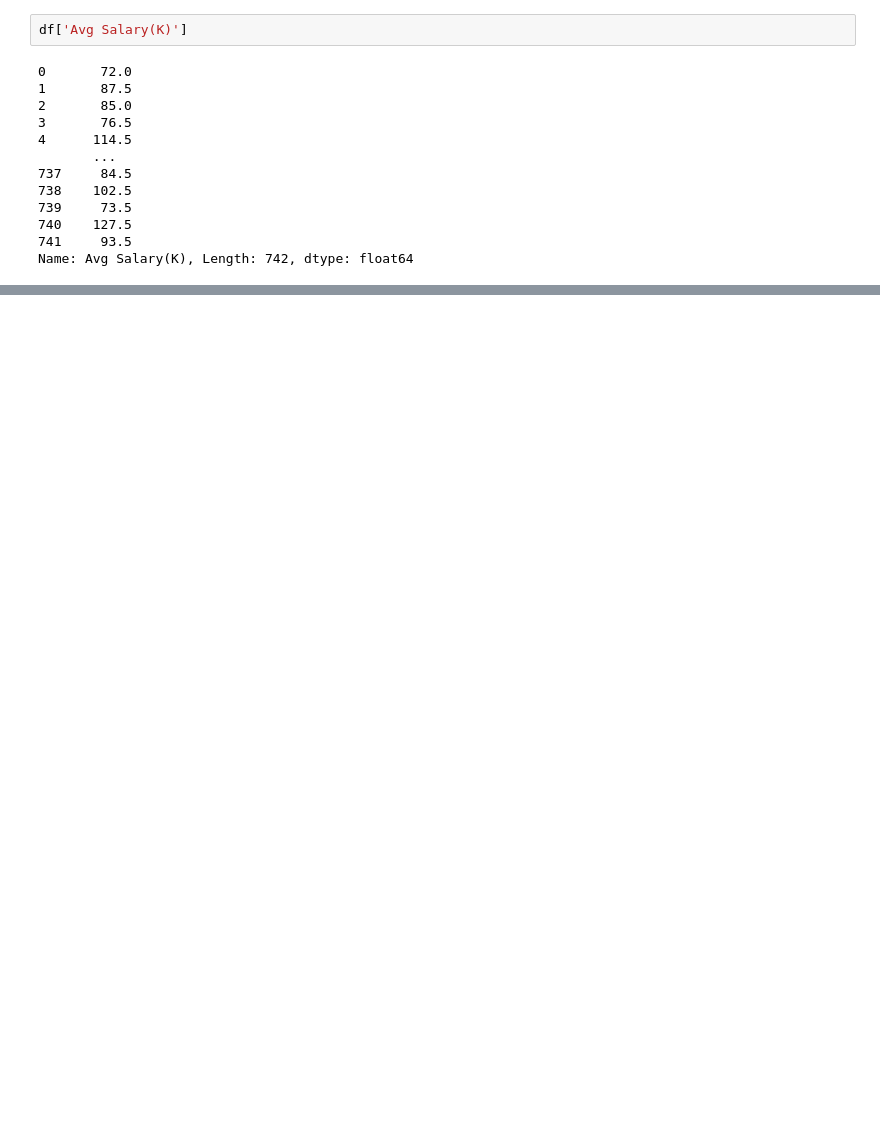
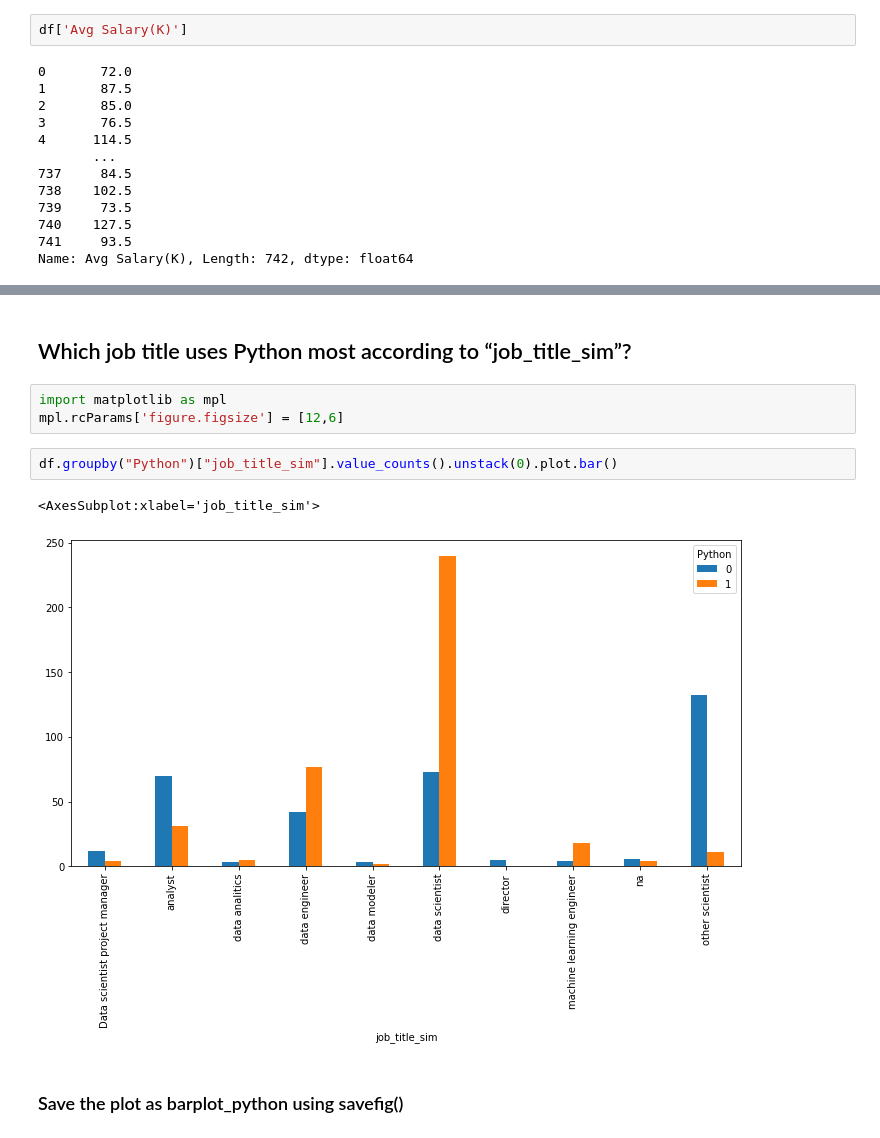
Before and after one commit to coding-dojo-data-science/Wk13-Local-Workflow-Practice, a Jupyter notebook: Code Along.ipynb, the cells around one changed output, grey strips where cells are left out. Cells and saved outputs as stored; diff of their text form; blank space fills up the shorter version.

```diff
--- a/Code Along.ipynb
+++ b/Code Along.ipynb
@@ -75,2 +89,14 @@ plt.savefig('barplot.png',pad_inches = 1, bbox_inches = 'tight')
 # %% [markdown]
 ![png](barplot.png)
+# %% [markdown]
+## Which job title uses Python most according to “job_title_sim”?
+# %%
+import matplotlib as mpl
+mpl.rcParams['figure.figsize'] = [12,6]
+# %%
+df.groupby("Python")["job_title_sim"].value_counts().unstack(0).plot.bar()
+# %% [output]
+<AxesSubplot:xlabel='job_title_sim'>
+[figure, added]
+# %% [markdown]
+### Save the plot as barplot_python using savefig()
```
Also changed, not shown: parts of 11 cells of this notebook, 3 other files.
